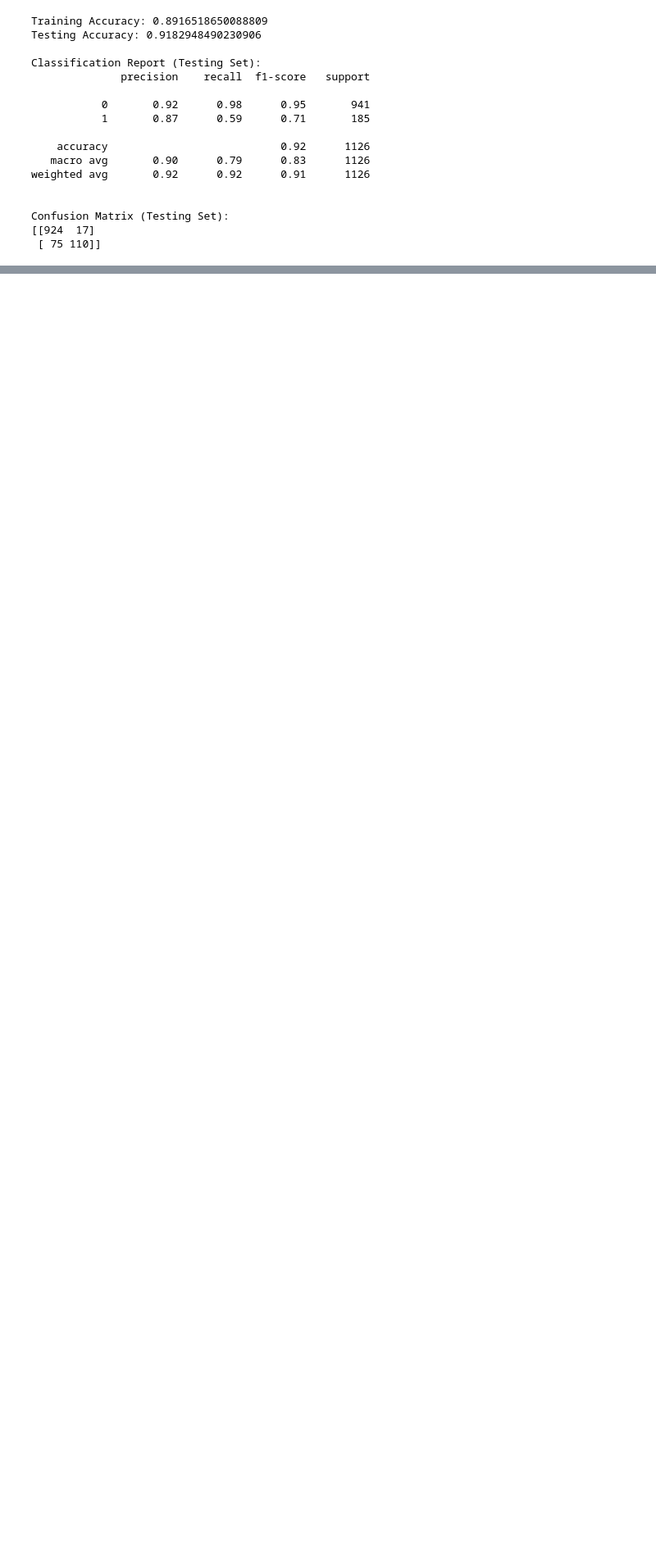
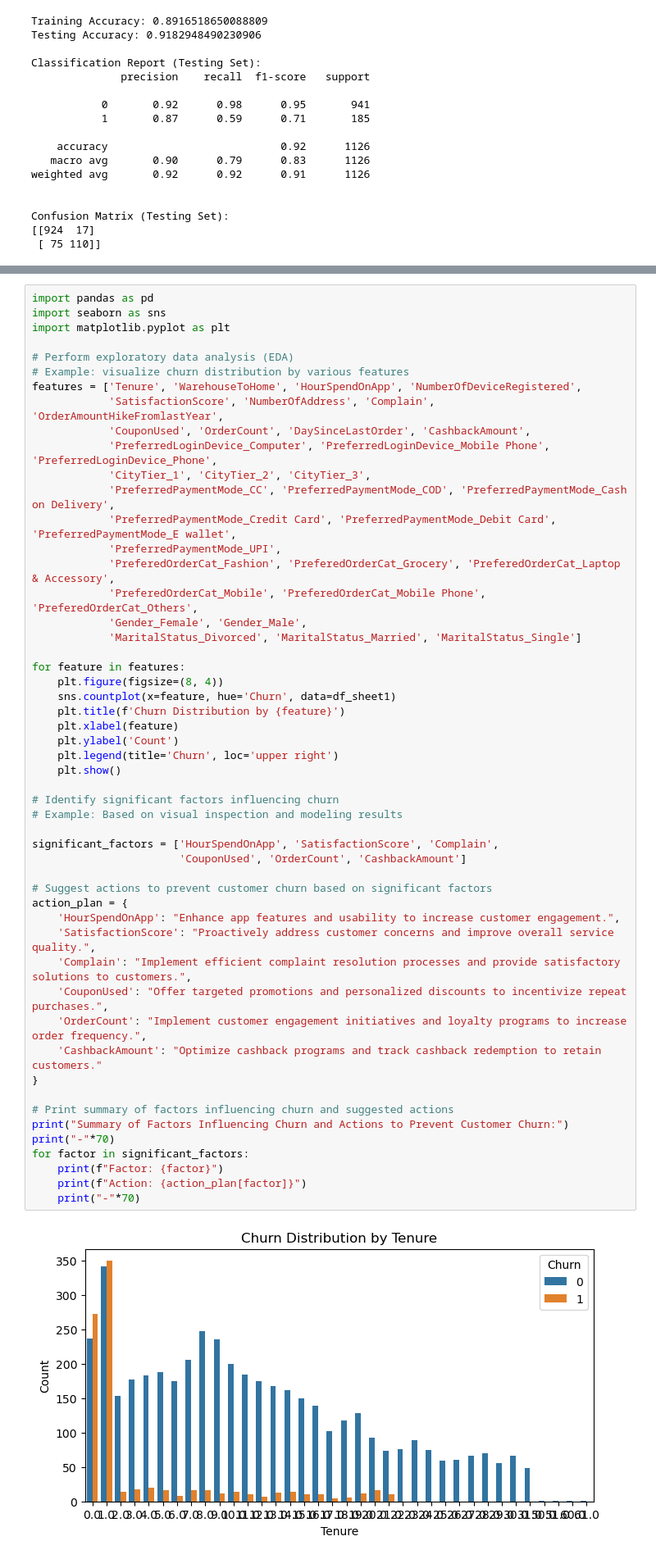
Before and after one commit to RishiTiwari12/Churn-Prediciton, a Jupyter notebook: churn prediciton solution.ipynb, the cells around one changed output, grey strips where cells are left out. Shown at 82% size. Drawn from its saved outputs; the diff is of its cells as text; blank space fills up the shorter version.

```diff
--- a/churn prediciton solution.ipynb
+++ b/churn prediciton solution.ipynb
@@ -308,3 +308,57 @@ plt.ylabel('True Labels')
 plt.show()
 # %% [output]
 [figure]
+# %%
+import pandas as pd
+import seaborn as sns
+import matplotlib.pyplot as plt
+
+# Perform exploratory data analysis (EDA)
+# Example: visualize churn distribution by various features
+features = ['Tenure', 'WarehouseToHome', 'HourSpendOnApp', 'NumberOfDeviceRegistered',
+            'SatisfactionScore', 'NumberOfAddress', 'Complain', 'OrderAmountHikeFromlastYear',
+            'CouponUsed', 'OrderCount', 'DaySinceLastOrder', 'CashbackAmount',
+            'PreferredLoginDevice_Computer', 'PreferredLoginDevice_Mobile Phone', 'PreferredLoginDevice_Phone',
+            'CityTier_1', 'CityTier_2', 'CityTier_3',
+            'PreferredPaymentMode_CC', 'PreferredPaymentMode_COD', 'PreferredPaymentMode_Cash on Delivery',
+            'PreferredPaymentMode_Credit Card', 'PreferredPaymentMode_Debit Card', 'PreferredPaymentMode_E wallet',
+            'PreferredPaymentMode_UPI',
+            'PreferedOrderCat_Fashion', 'PreferedOrderCat_Grocery', 'PreferedOrderCat_Laptop & Accessory',
+            'PreferedOrderCat_Mobile', 'PreferedOrderCat_Mobile Phone', 'PreferedOrderCat_Others',
+            'Gender_Female', 'Gender_Male',
+            'MaritalStatus_Divorced', 'MaritalStatus_Married', 'MaritalStatus_Single']
+
+for feature in features:
+    plt.figure(figsize=(8, 4))
+    sns.countplot(x=feature, hue='Churn', data=df_sheet1)
+    plt.title(f'Churn Distribution by {feature}')
+    plt.xlabel(feature)
+    plt.ylabel('Count')
+    plt.legend(title='Churn', loc='upper right')
+    plt.show()
+
+# Identify significant factors influencing churn
+# Example: Based on visual inspection and modeling results
+
+significant_factors = ['HourSpendOnApp', 'SatisfactionScore', 'Complain',
+                       'CouponUsed', 'OrderCount', 'CashbackAmount']
+
+# Suggest actions to prevent customer churn based on significant factors
+action_plan = {
+    'HourSpendOnApp': "Enhance app features and usability to increase customer engagement.",
+    'SatisfactionScore': "Proactively address customer concerns and improve overall service quality.",
+    'Complain': "Implement efficient complaint resolution processes and provide satisfactory solutions to customers.",
+    'CouponUsed': "Offer targeted promotions and personalized discounts to incentivize repeat purchases.",
+    'OrderCount': "Implement customer engagement initiatives and loyalty programs to increase order frequency.",
+    'CashbackAmount': "Optimize cashback programs and track cashback redemption to retain customers."
+}
+
+# Print summary of factors influencing churn and suggested actions
+print("Summary of Factors Influencing Churn and Actions to Prevent Customer Churn:")
+print("-"*70)
+for factor in significant_factors:
+    print(f"Factor: {factor}")
+    print(f"Action: {action_plan[factor]}")
+    print("-"*70)
+# %% [output]
+[figure, added]
```
Also changed, not shown: parts of 20 cells of this notebook.
